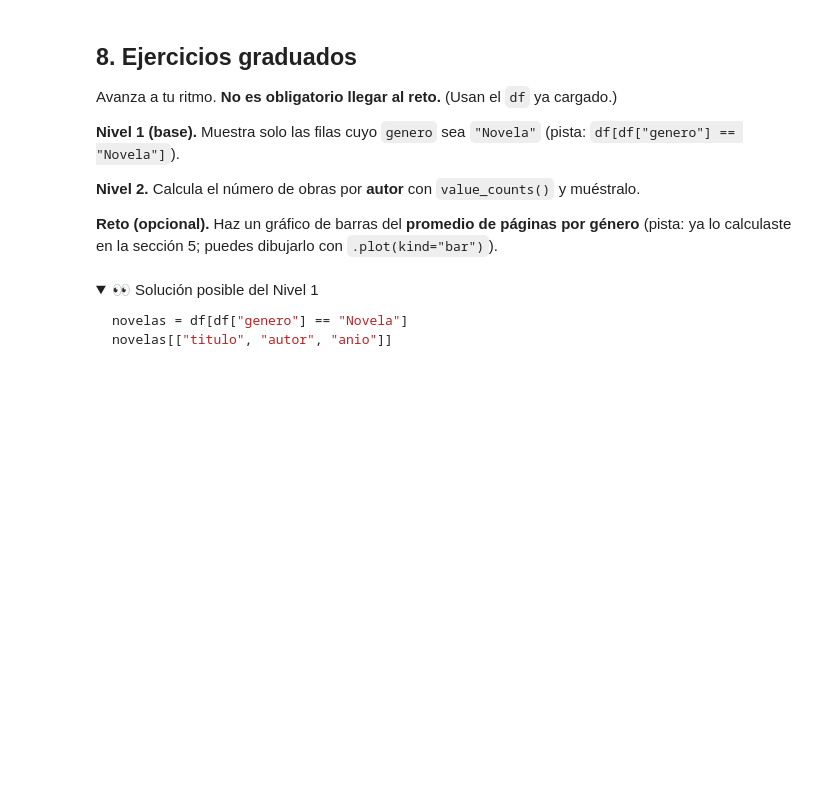
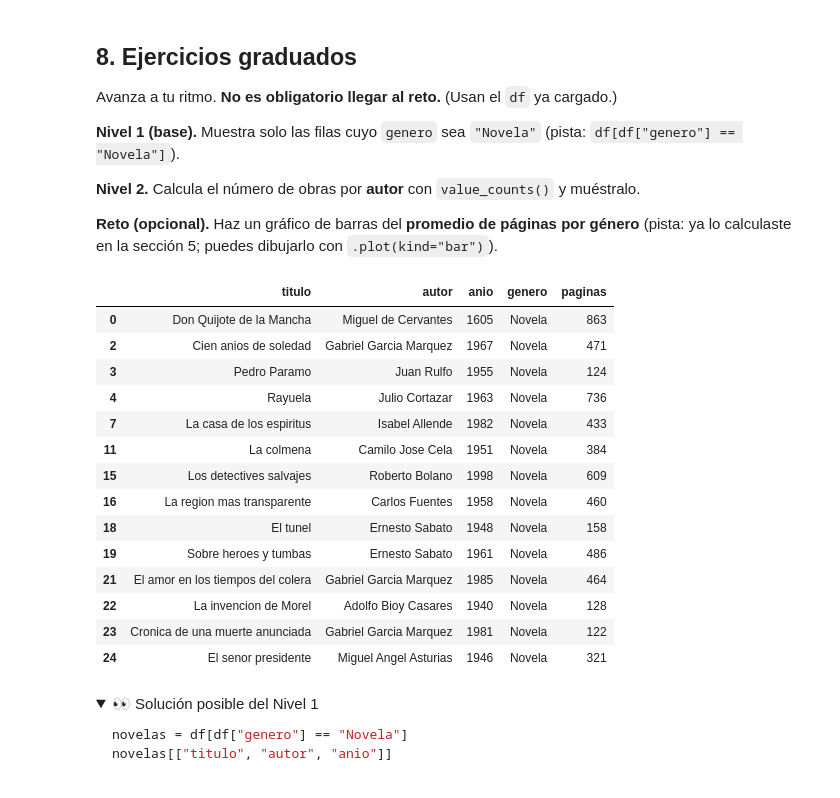
Before and after one commit to juancbaena/curso-python-humanidades-digitales, a Jupyter notebook: dia-3/09_manipulacion_y_visualizacion_de_datos.ipynb, the cells around one changed output. Cells and saved outputs as stored; diff of their text form; code cells hidden in the pictures; folded sections open; blank space fills up the shorter version.

```diff
--- a/dia-3/09_manipulacion_y_visualizacion_de_datos.ipynb
+++ b/dia-3/09_manipulacion_y_visualizacion_de_datos.ipynb
@@ -121,6 +206,23 @@ Avanza a tu ritmo. **No es obligatorio llegar al reto.** (Usan el `df` ya cargad
 (pista: ya lo calculaste en la sección 5; puedes dibujarlo con `.plot(kind="bar")`).
 # %%
 # Tu solucion del Nivel 1:
+df[df['genero'] == 'Novela']
+# %% [output]
+|  | titulo | autor | anio | genero | paginas |
+| 0 | Don Quijote de la Mancha | Miguel de Cervantes | 1605 | Novela | 863 |
+| 2 | Cien anios de soledad | Gabriel Garcia Marquez | 1967 | Novela | 471 |
+| 3 | Pedro Paramo | Juan Rulfo | 1955 | Novela | 124 |
+| 4 | Rayuela | Julio Cortazar | 1963 | Novela | 736 |
+| 7 | La casa de los espiritus | Isabel Allende | 1982 | Novela | 433 |
+| 11 | La colmena | Camilo Jose Cela | 1951 | Novela | 384 |
+| 15 | Los detectives salvajes | Roberto Bolano | 1998 | Novela | 609 |
+| 16 | La region mas transparente | Carlos Fuentes | 1958 | Novela | 460 |
+| 18 | El tunel | Ernesto Sabato | 1948 | Novela | 158 |
+| 19 | Sobre heroes y tumbas | Ernesto Sabato | 1961 | Novela | 486 |
+| 21 | El amor en los tiempos del colera | Gabriel Garcia Marquez | 1985 | Novela | 464 |
+| 22 | La invencion de Morel | Adolfo Bioy Casares | 1940 | Novela | 128 |
+| 23 | Cronica de una muerte anunciada | Gabriel Garcia Marquez | 1981 | Novela | 122 |
+| 24 | El senor presidente | Miguel Angel Asturias | 1946 | Novela | 321 |
 # %% [markdown]
 <details>
 <summary>👀 Solución posible del Nivel 1</summary>
```
Also changed, not shown: parts of 12 cells of this notebook, 2 other files.
